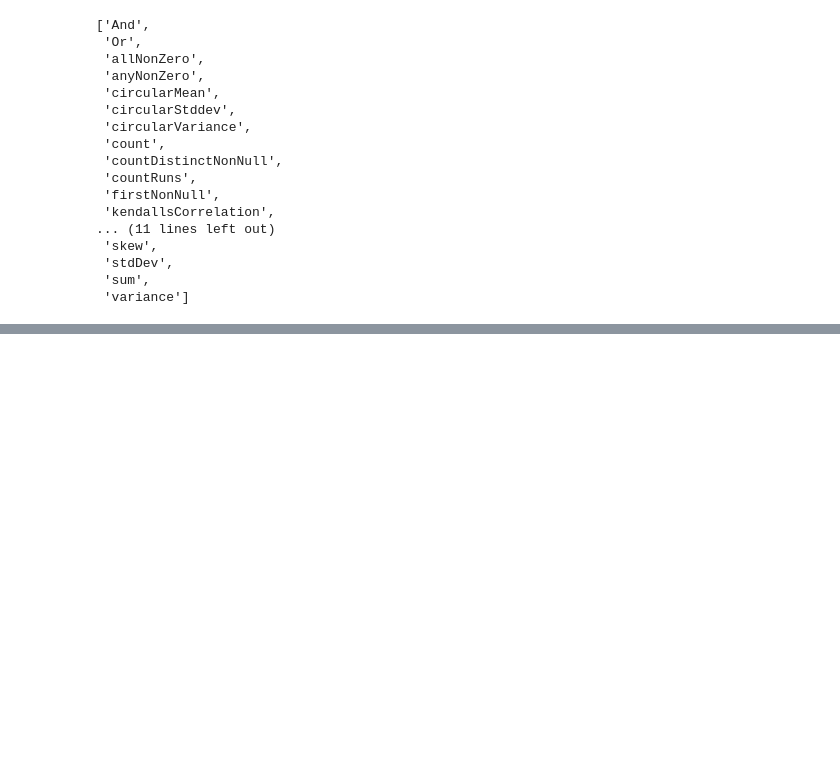
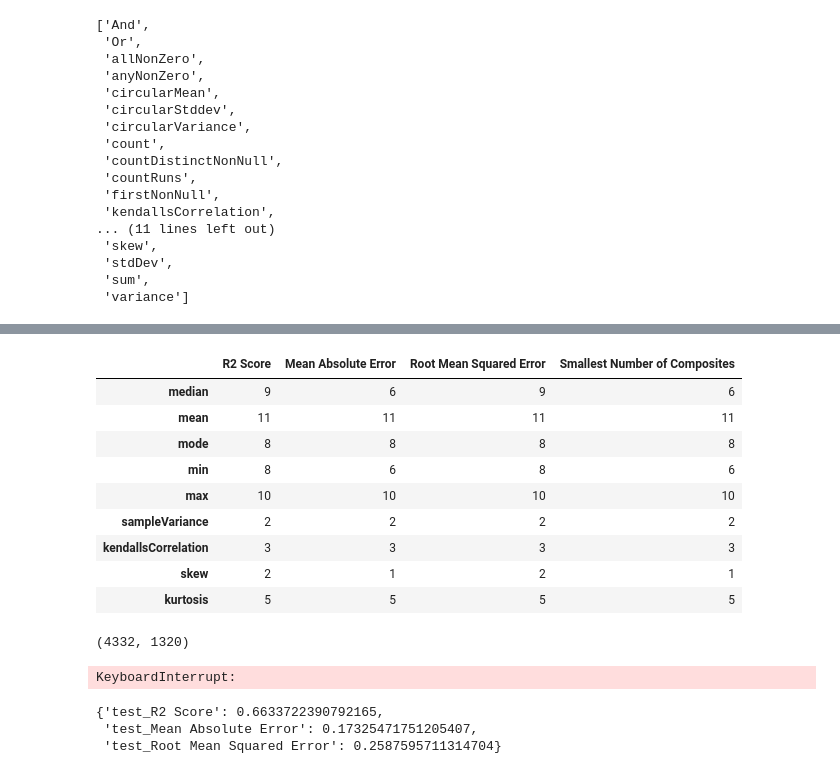
Before and after one commit to Lumcoin/leaf-type-mixture, a Jupyter notebook: notebooks/2-ph-reducer-composites.ipynb, the cells around one changed output, grey strips where cells are left out. Saved outputs shown, nothing was run; the diff lists cells and outputs as text; code cells hidden in the pictures; blank space fills up the shorter version.

```diff
--- a/notebooks/2-ph-reducer-composites.ipynb
+++ b/notebooks/2-ph-reducer-composites.ipynb
@@ -394,0 +259,36 @@ show_timeseries(interpolated_X_path, visualized_reducer, rgb_bands=rgb_bands)
+# %%
+# Define all reducers that come into question
+reducers = [
+    "median",
+    "mean",
+    "mode",
+    "min",
+    "max",
+    "sampleVariance",
+    "kendallsCorrelation",
+    "skew",
+    "kurtosis",
+]
+# %%
+# Find the best number of composites for each reducer
+best_composites = pd.DataFrame()
+
+for metric in scoring.keys():
+    if metric == "R2 Score":
+        best_composites[metric] = dfs[metric][reducers].idxmax()
+    else:
+        best_composites[metric] = dfs[metric][reducers].idxmin()
+best_composites["Smallest Number of Composites"] = best_composites.min(axis=1)
+
+best_composites
+# %% [output]
+|  | R2 Score | Mean Absolute Error | Root Mean Squared Error | Smallest Number of Composites |
+| median | 9 | 6 | 9 | 6 |
+| mean | 11 | 11 | 11 | 11 |
+| mode | 8 | 8 | 8 | 8 |
+| min | 8 | 6 | 8 | 6 |
+| max | 10 | 10 | 10 | 10 |
+| sampleVariance | 2 | 2 | 2 | 2 |
+| kendallsCorrelation | 3 | 3 | 3 | 3 |
+| skew | 2 | 1 | 2 | 1 |
+| kurtosis | 5 | 5 | 5 | 5 |
@@ -394,0 +326,25 @@ show_timeseries(interpolated_X_path, visualized_reducer, rgb_bands=rgb_bands)
+# %%
+total_X = load_raster("../data/processed/composites_X.tif")
+total_X.shape
+# %% [output]
+(4332, 1320)
+# %%
+# Cross validate the new X
+total_X = load_raster("../data/processed/composites_X.tif")
+y = load_raster(y_path)
+
+total_X.dropna(axis=1, inplace=True)
+total_X, y = drop_nan_rows(total_X, y)
+
+model = RandomForestRegressor(n_jobs=-1, random_state=42)
+scores = cross_validate(model, total_X, y, scoring=scoring, n_jobs=-1)
+# %% [output]
+KeyboardInterrupt:
+# %%
+# Compute the means per metric
+means = {f"test_{key}": scores[f"test_{key}"].mean() for key in scoring.keys()}
+means
+# %% [output]
+{'test_R2 Score': 0.6633722390792165,
+ 'test_Mean Absolute Error': 0.17325471751205407,
+ 'test_Root Mean Squared Error': 0.2587595711314704}
```
Also changed, not shown: parts of 16 cells of this notebook.
